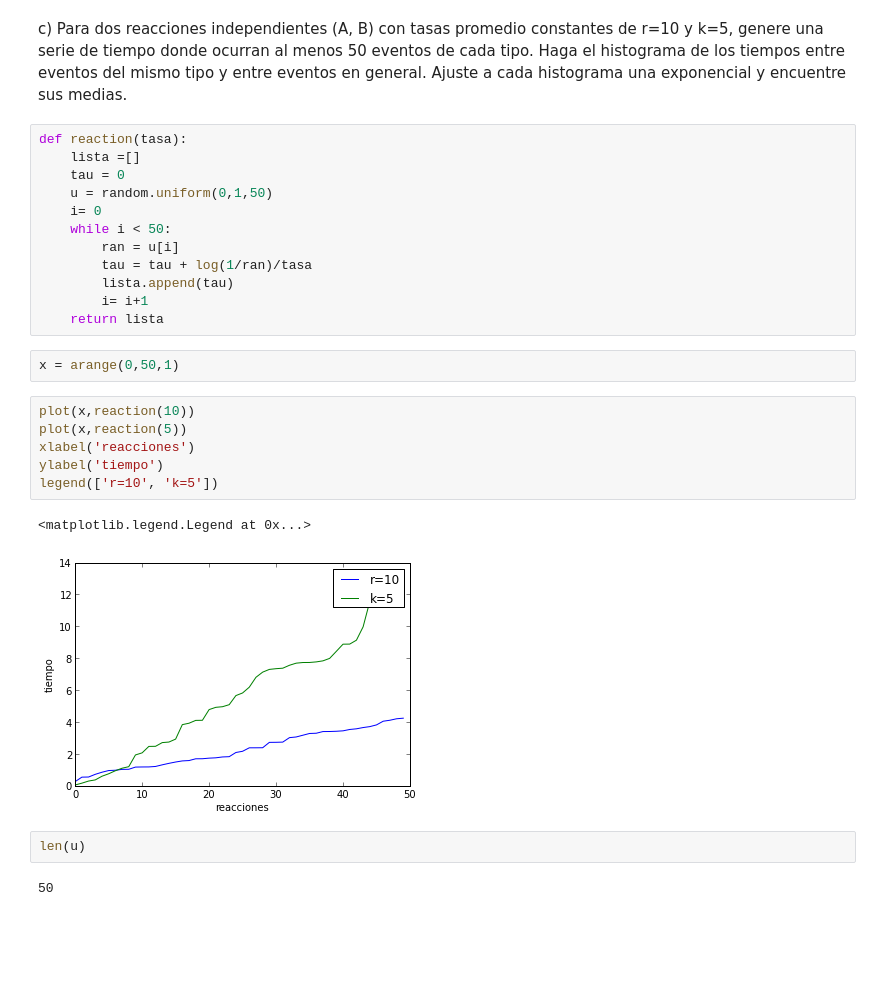
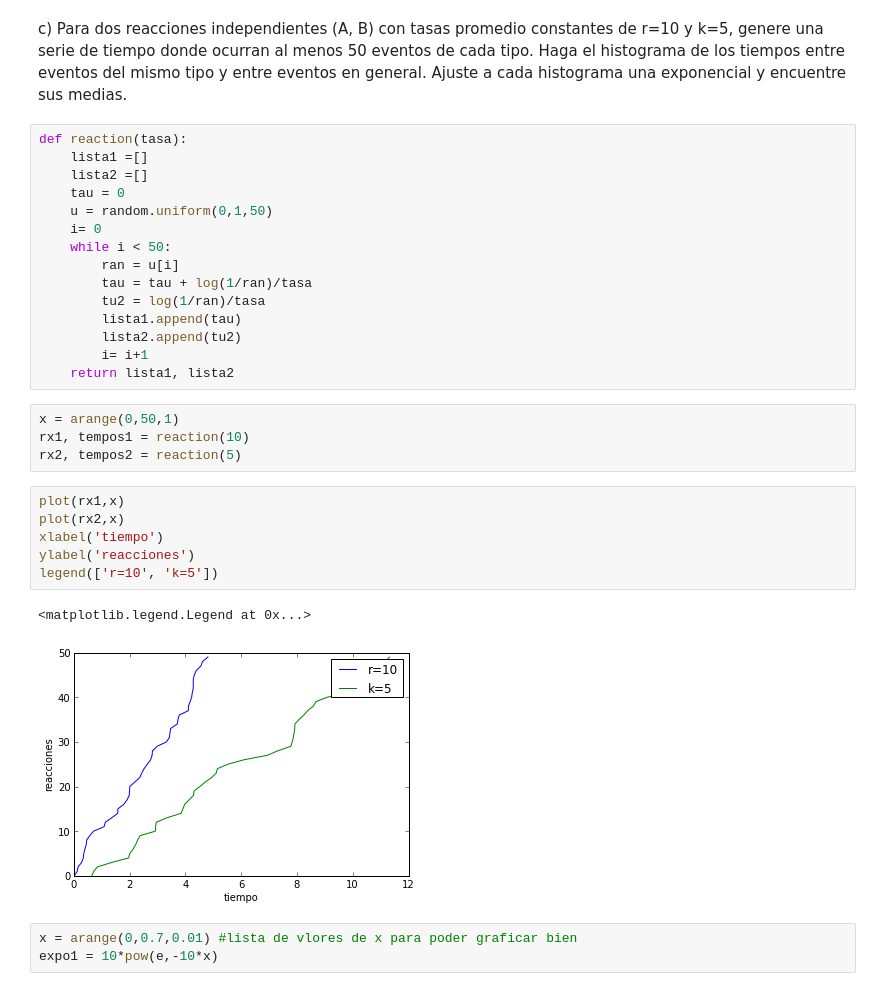
Before and after one commit to jdestupinan1332/Sistems-Biology, a Jupyter notebook: hw_4/Punto 2.ipynb, the cells around one changed output. Cells and saved outputs as stored; diff of their text form; blank space fills up the shorter version.

```diff
--- a/hw_4/Punto 2.ipynb
+++ b/hw_4/Punto 2.ipynb
@@ -53,28 +53,32 @@ plt.show()
 c) Para dos reacciones independientes (A, B) con tasas promedio constantes de r=10 y k=5, genere una serie de tiempo donde ocurran al menos 50 eventos de cada tipo. Haga el histograma de los tiempos entre eventos del mismo tipo y entre eventos en general. Ajuste a cada histograma una exponencial y encuentre sus medias.
 # %%
 def reaction(tasa):
-    lista =[]
+    lista1 =[]
+    lista2 =[]
     tau = 0
     u = random.uniform(0,1,50)
     i= 0
     while i < 50:
         ran = u[i]
         tau = tau + log(1/ran)/tasa
-        lista.append(tau)
+        tu2 = log(1/ran)/tasa
+        lista1.append(tau)
+        lista2.append(tu2)
         i= i+1
-    return lista
+    return lista1, lista2
 # %%
 x = arange(0,50,1)
+rx1, tempos1 = reaction(10)
+rx2, tempos2 = reaction(5)
 # %%
-plot(x,reaction(10))
-plot(x,reaction(5))
-xlabel('reacciones')
-ylabel('tiempo')
+plot(rx1,x)
+plot(rx2,x)
+xlabel('tiempo')
+ylabel('reacciones')
 legend(['r=10', 'k=5'])
 # %% [output]
 <matplotlib.legend.Legend at 0x...>
-[figure, old version]
+[figure, new version]
-# %%
-len(u)
-# %% [output]
-50
+# %%
+x = arange(0,0.7,0.01) #lista de vlores de x para poder graficar bien
+expo1 = 10*pow(e,-10*x)
```
Also changed, not shown: parts of 14 cells of this notebook.
